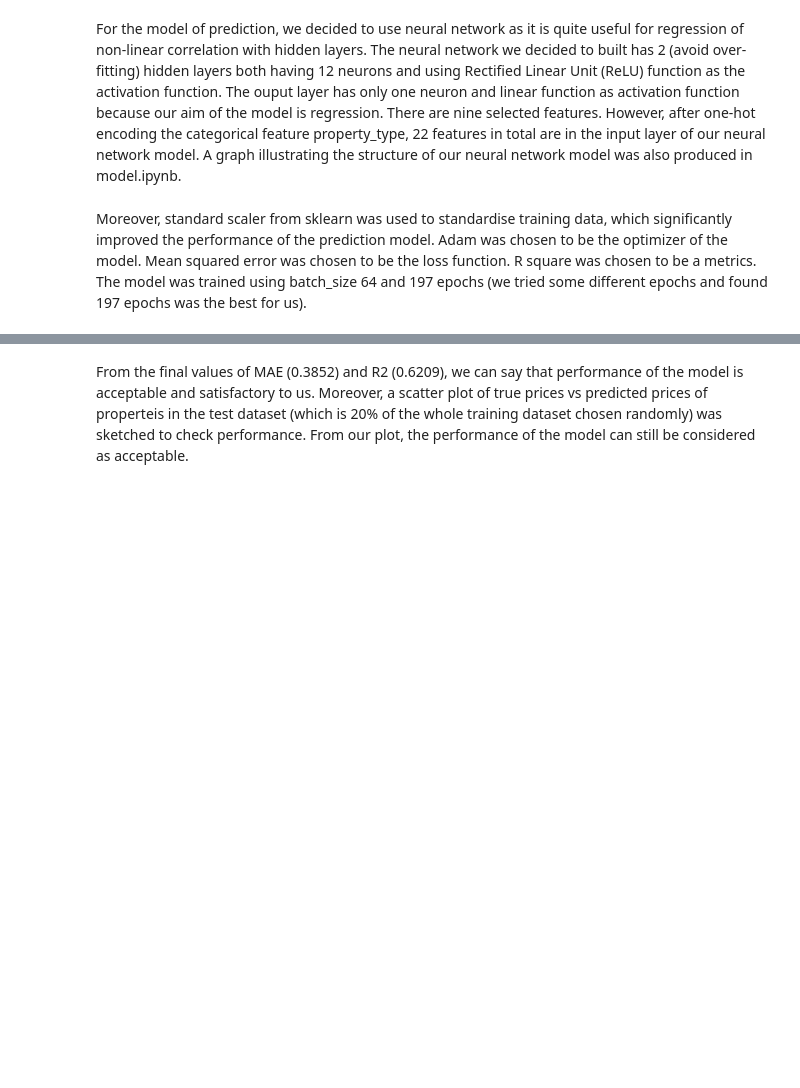
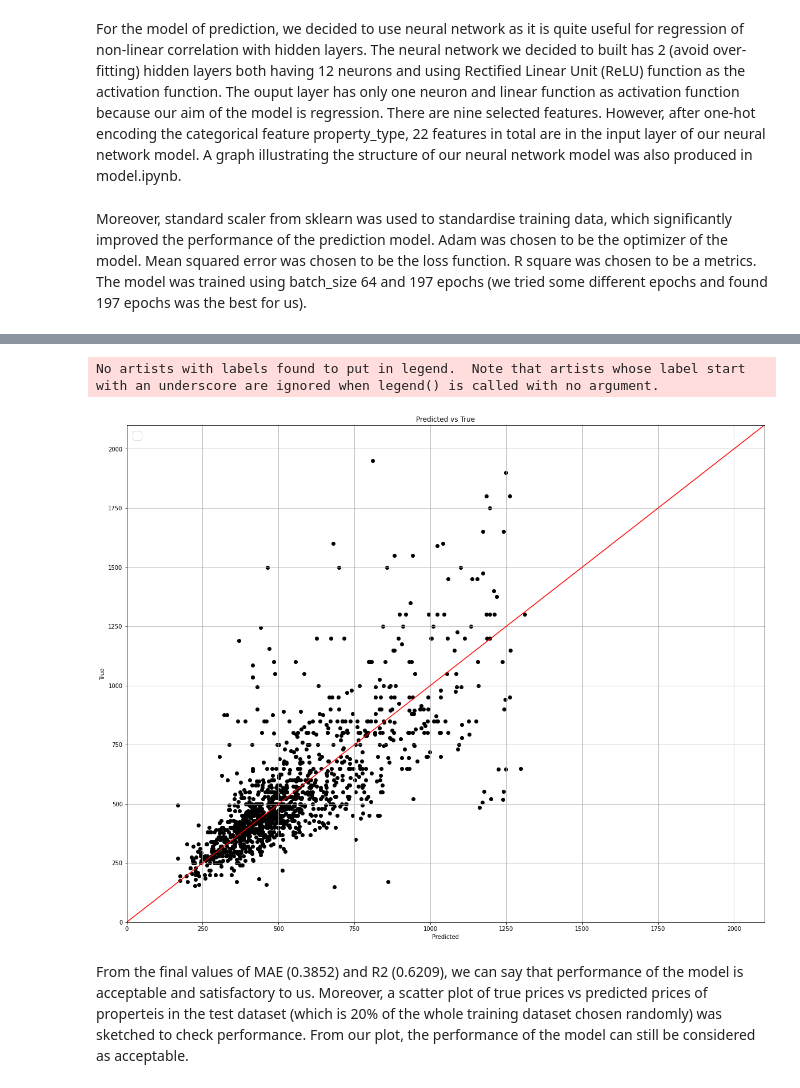
Before and after one commit to MAST30034-Applied-Data-Science/generic-real-estate-consulting-project-group-9, a Jupyter notebook: summary.ipynb, the cells around one changed output, grey strips where cells are left out. Saved outputs shown, nothing was run; the diff lists cells and outputs as text; code cells hidden in the pictures; blank space fills up the shorter version.

```diff
--- a/summary.ipynb
+++ b/summary.ipynb
@@ -213,3 +299,11 @@ Above codes produce a boxplot of prices of properties by each property type. Fro
 For the model of prediction, we decided to use neural network as it is quite useful for regression of non-linear correlation with hidden layers. The neural network we decided to built has 2 (avoid over-fitting) hidden layers both having 12 neurons and using Rectified Linear Unit (ReLU) function as the activation function. The ouput layer has only one neuron and linear function as activation function because our aim of the model is regression. There are nine selected features. However, after one-hot encoding the categorical feature property_type, 22 features in total are in the input layer of our neural network model. A graph illustrating the structure of our neural network model was also produced in model.ipynb.
 # %% [markdown]
 Moreover, standard scaler from sklearn was used to standardise training data, which significantly improved the performance of the prediction model. Adam was chosen to be the optimizer of the model. Mean squared error was chosen to be the loss function. R square was chosen to be a metrics. The model was trained using batch_size 64 and 197 epochs (we tried some different epochs and found 197 epochs was the best for us).
+# %%
+# train and build the model using the training datasets
+model = Sequential()
+model.add(Dense(units=12, input_dim=22, kernel_initializer='normal', activation='relu'))
+model.add(Dense(units=12, kernel_initializer='normal', activation='relu'))
+model.add(Dense(1, kernel_initializer='normal'))
+model.compile(loss='mean_squared_error', optimizer='adam', metrics=[R2])
+model.fit(X_train, y_train ,batch_size = 64, epochs = 197, verbose=1)
@@ -216,3 +334,29 @@ Moreover, standard scaler from sklearn was used to standardise training data, wh
+# %%
+predicted_re = model.predict(X_test)
+
+# get the original data before standardise
+p2 = np.int32(scaler.inverse_transform(predicted_re))
+
+# get the original data before standardise
+y_test_t = np.int32(scaler.inverse_transform(y_test))
+# %%
+# plot a scatter plot with predicted value vs true value using testing dataset
+fig, ax = plt.subplots(figsize=(20,16))
+from statsmodels.graphics.api import abline_plot
+ax.scatter(p2, y_test_t, color="black")
+abline_plot(intercept=0, slope=1, color="red", ax=ax)
+ax.grid(True)
+ax.set(xlabel="Predicted", ylabel="True", title="Predicted vs True")
+plt.rc('font', size=20)
+plt.rc('axes', titlesize=20)
+ax.legend()
+plt.xlim(0,2100)
+plt.ylim(0,2100)
+plt.savefig('../plots/predicted.png')
+plt.show()
+# %% [output]
+No artists with labels found to put in legend.  Note that artists whose label start with an underscore are ignored when legend() is called with no argument.
+[figure, added]
 # %% [markdown]
 From the final values of MAE (0.3852) and R2 (0.6209), we can say that performance of the model is acceptable and satisfactory to us. Moreover, a scatter plot of true prices vs predicted prices of properteis in the test dataset (which is 20% of the whole training dataset chosen randomly) was sketched to check performance. From our plot, the performance of the model can still be considered as acceptable.
 # %% [markdown]
```
Also changed, not shown: parts of 9 cells of this notebook.
